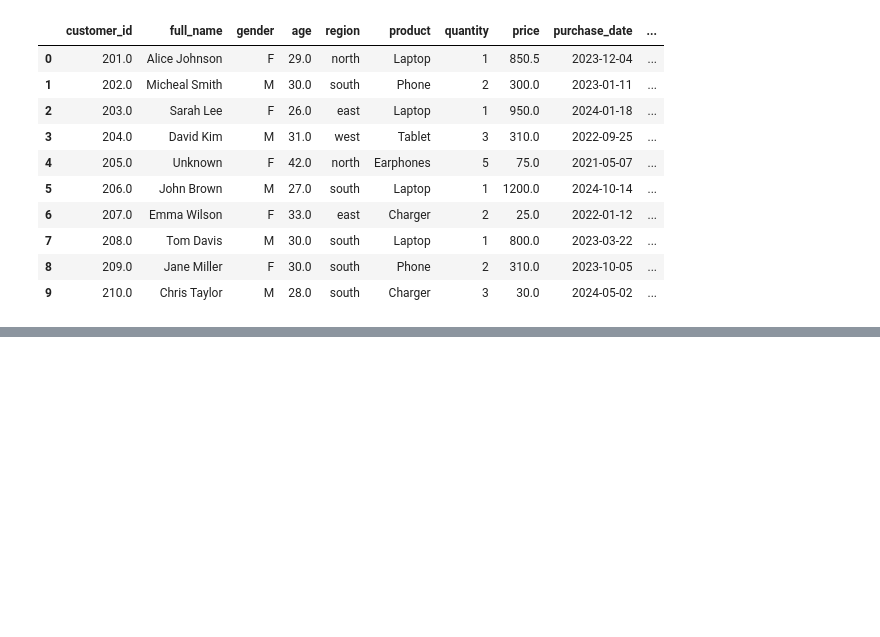
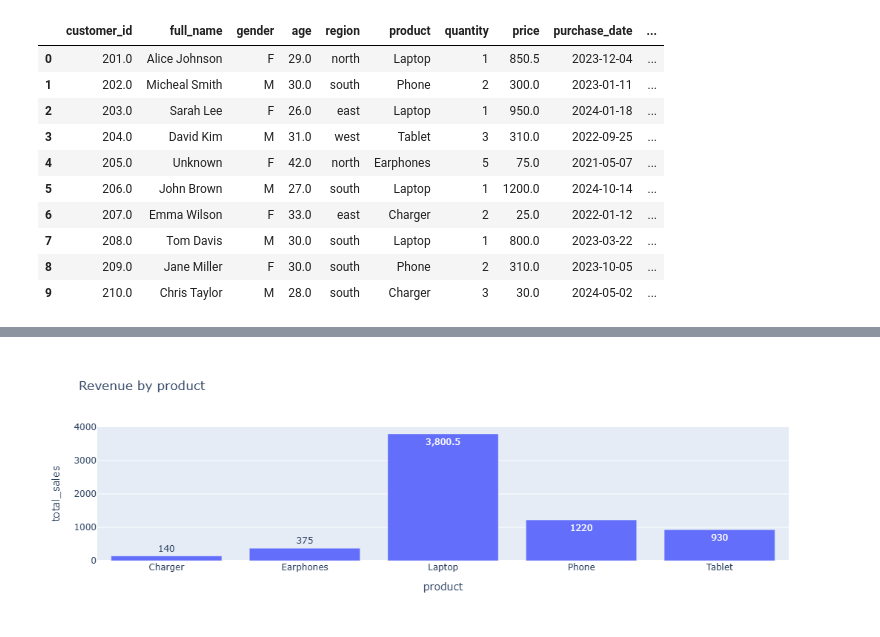
Before and after one commit to Nathillarious-tech/Assignment, a Jupyter notebook: sales_performance.ipynb, the cells around one changed output, grey strips where cells are left out. Cells and saved outputs as stored; diff of their text form; code cells hidden in the pictures; blank space fills up the shorter version.

```diff
--- a/sales_performance.ipynb
+++ b/sales_performance.ipynb
@@ -328,0 +402,3 @@ sales
+# %%
+product_sales = merge_df.groupby('product')['total_sales'].sum().reset_index()
+product_sales
@@ -328,0 +448,11 @@ sales
+# %%
+fig = px.bar(
+    product_sales,
+    x='product',
+    y='total_sales',
+    title='Revenue by product',
+    text_auto=True
+)
+fig.show()
+# %% [output]
+[figure, added]
```
Also changed, not shown: parts of 14 cells of this notebook.
